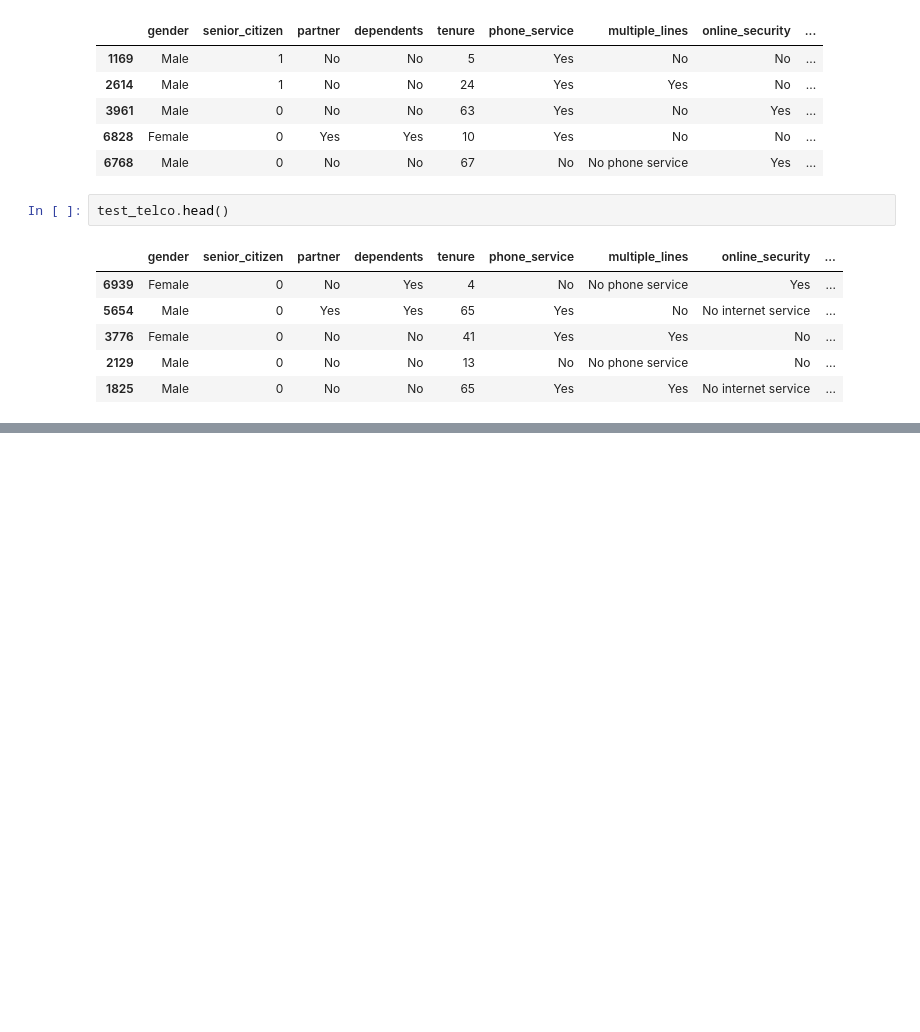
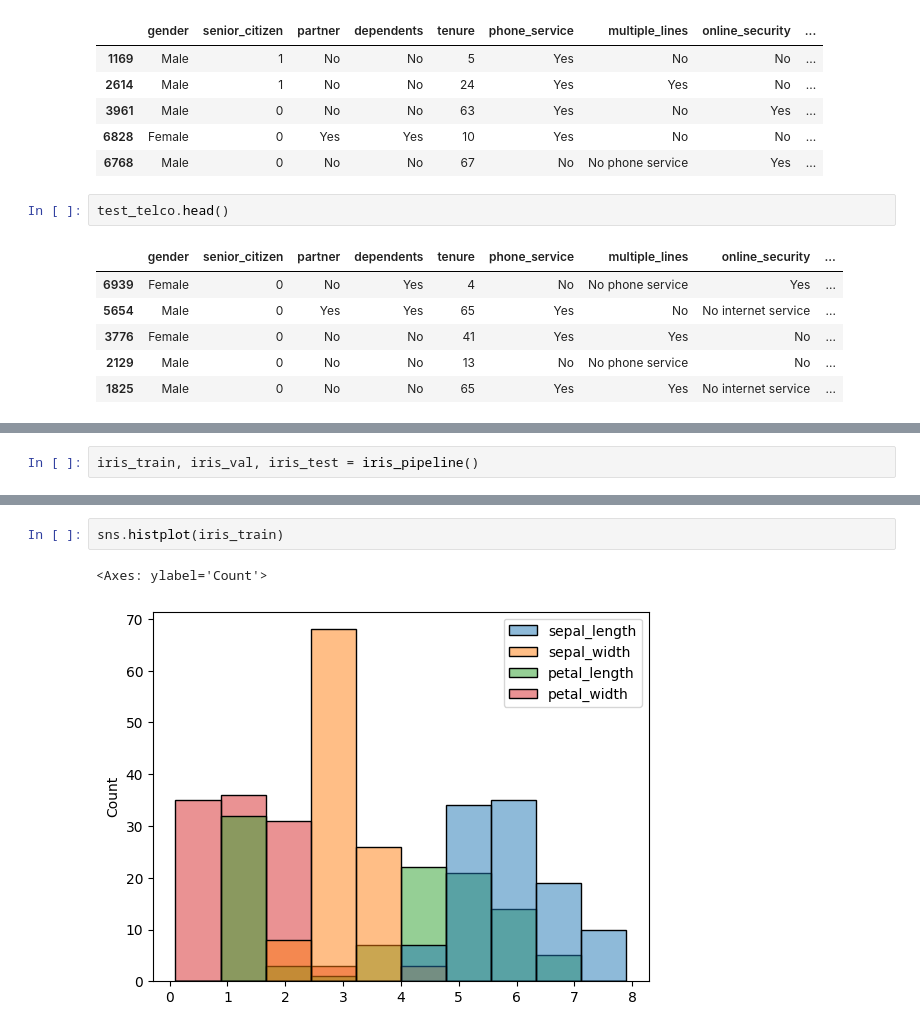
Before and after one commit to Jonathan-Garcia1/classification-exercises, a Jupyter notebook: classification_exercises.ipynb, the cells around one changed output, grey strips where cells are left out. Drawn from its saved outputs; the diff is of its cells as text; blank space fills up the shorter version.

```diff
--- a/classification_exercises.ipynb
+++ b/classification_exercises.ipynb
@@ -493,0 +529,2 @@ test_telco.head()
+# %%
+iris_train, iris_val, iris_test = iris_pipeline()
@@ -493,0 +597,5 @@ test_telco.head()
+# %%
+sns.histplot(iris_train)
+# %% [output]
+<Axes: ylabel='Count'>
+[figure, added]
```
Also changed, not shown: parts of 75 cells of this notebook, 3 other files.
